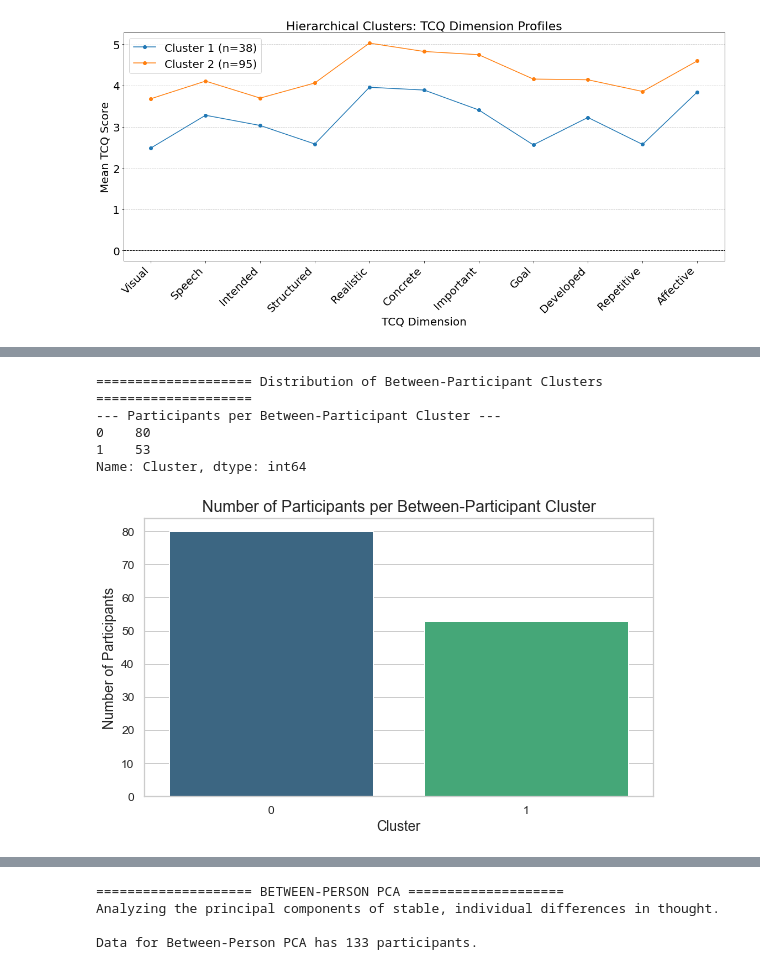
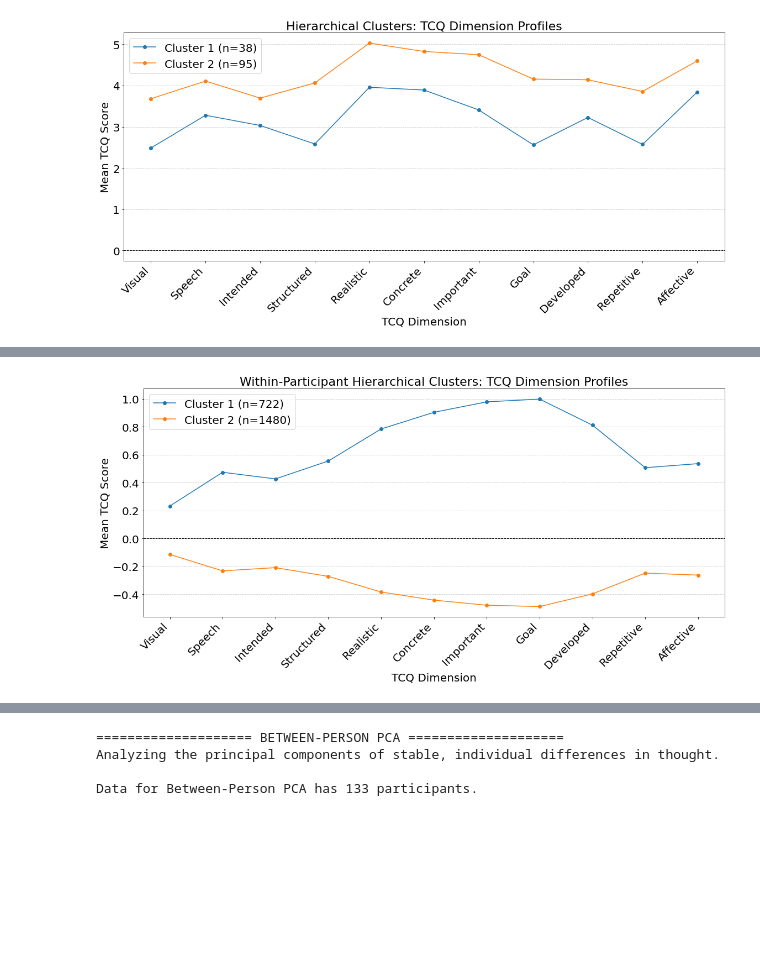
Before and after one commit to thandre6000/MindWanderAnalysis, a Jupyter notebook: notebooks/Clustering.ipynb, the cells around one changed output, grey strips where cells are left out. Saved outputs shown, nothing was run; the diff lists cells and outputs as text; code cells hidden in the pictures; blank space fills up the shorter version.

```diff
--- a/notebooks/Clustering.ipynb
+++ b/notebooks/Clustering.ipynb
@@ -238,0 +194,12 @@ display(between_hierarchical.groupby('Hierarchical_Cluster')[tcq_cols_analysis].
+# %%
+
+
+hierarchical_labels = fcluster(Z, t=75, criterion='distance')
+
+# Add cluster labels to the data
+within_hierarchical = cluster_data.copy()
+within_hierarchical['Hierarchical_Cluster'] = hierarchical_labels
+
+# Show cluster profiles
+print(f"\n--- Hierarchical Cluster Profiles ---")
+display(within_hierarchical.groupby('Hierarchical_Cluster')[tcq_cols_analysis].mean().round(3))
@@ -485,34 +248,39 @@ Name: Cluster_Label, dtype: int64
-# %%
-import seaborn as sns
-import matplotlib.pyplot as plt
-
-# --- Distribution of Cluster Assignments Across Participants ---
-
-# BETWEEN-PARTICIPANT CLUSTERS
-print("\n" + "="*20 + " Distribution of Between-Participant Clusters " + "="*20)
-
-# 1. Count participants per cluster
-between_cluster_counts = between_clustered['Cluster'].value_counts().sort_index()
-print("--- Participants per Between-Participant Cluster ---")
-print(between_cluster_counts)
-
-# 2. Visualize as a bar plot
-plt.figure(figsize=(8, 5))
-sns.barplot(x=between_cluster_counts.index, y=between_cluster_counts.values, palette='viridis')
-plt.title('Number of Participants per Between-Participant Cluster', fontsize=16)
-plt.xlabel('Cluster', fontsize=14)
-plt.ylabel('Number of Participants', fontsize=14)
-plt.xticks(fontsize=12)
-plt.yticks(fontsize=12)
-plt.tight_layout()
-plt.show()
-# %% [output]
-==================== Distribution of Between-Participant Clusters ====================
---- Participants per Between-Participant Cluster ---
-0    80
-1    53
-Name: Cluster, dtype: int64
-[figure, removed]
+# %%
+# --- Visualize Hierarchical Clusters on TCQ Dimensions (Within-Participant) ---
+
+import matplotlib.pyplot as plt
+
+# Calculate cluster profiles (mean TCQ scores per cluster)
+cluster_profiles = within_hierarchical.groupby('Hierarchical_Cluster')[tcq_cols_analysis].mean()
+
+# Plot each cluster's profile as a "snake plot"
+plt.figure(figsize=(16, 8))
+for cluster_id, profile in cluster_profiles.iterrows():
+    plt.plot(
+        cluster_profiles.columns,
+        profile,
+        marker='o',
+        label=f'Cluster {cluster_id} (n={within_hierarchical["Hierarchical_Cluster"].value_counts()[cluster_id]})'
+    )
+
+plt.title('Within-Participant Hierarchical Clusters: TCQ Dimension Profiles', fontsize=22)
+plt.ylabel('Mean TCQ Score', fontsize=20)
+plt.xlabel('TCQ Dimension', fontsize=20)
+plt.xticks(
+    ticks=range(len(cluster_profiles.columns)),
+    labels=[tcq_name_map.get(col, col) for col in cluster_profiles.columns],
+    rotation=45,
+    ha='right',
+    fontsize=20
+)
+plt.yticks(fontsize=20)
+plt.axhline(0, color='black', linestyle='--', lw=1)
+plt.legend(fontsize=20)
+plt.grid(axis='y', linestyle='--', alpha=0.7)
+plt.tight_layout()
+plt.show()
+# %% [output]
+[figure, added]
 # %%
 import seaborn as sns
 import matplotlib.pyplot as plt
```
Also changed, not shown: parts of 11 cells of this notebook, 1 other file.
